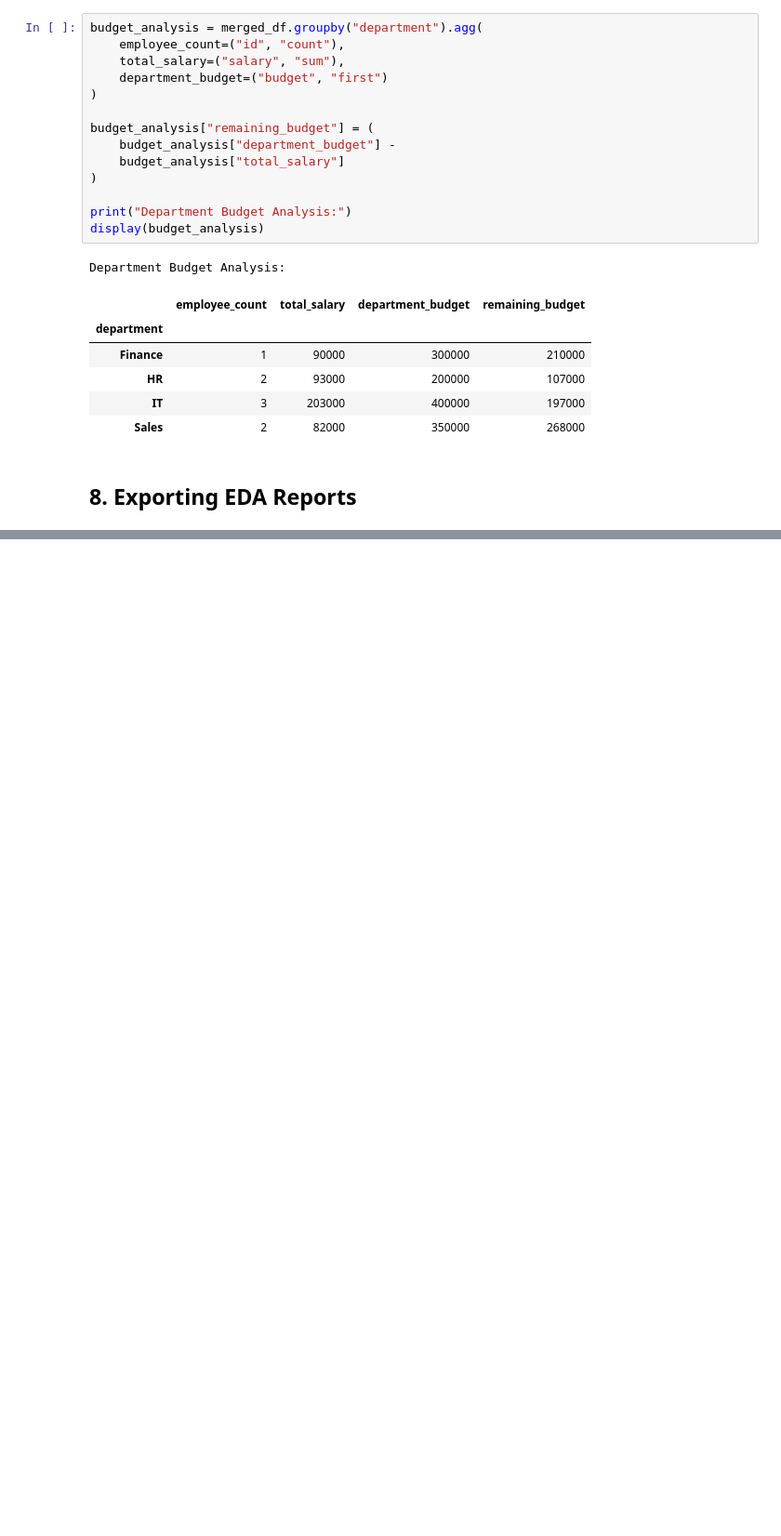
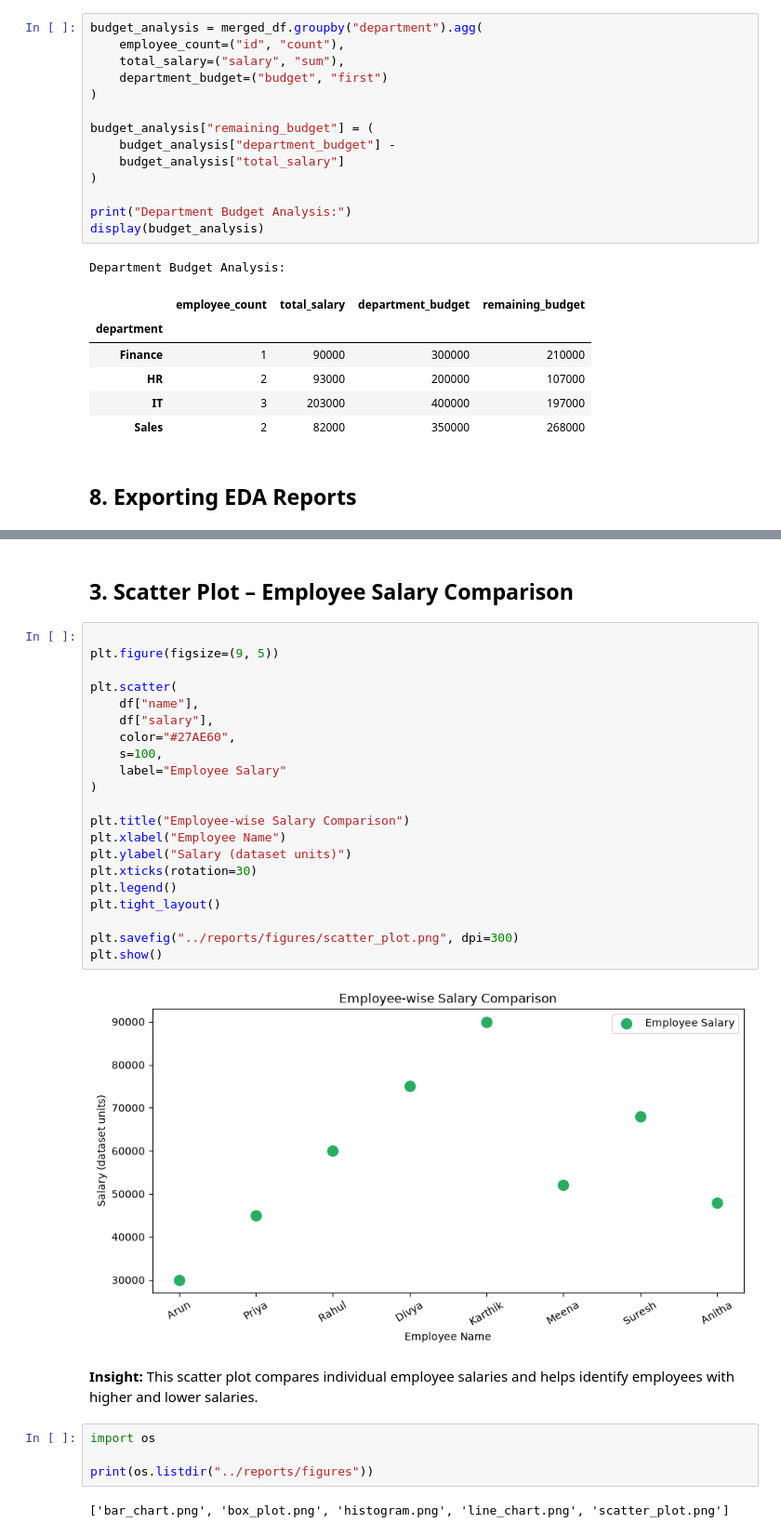
Before and after one commit to barathYoho/employee-data-analysis, a Jupyter notebook: notebooks/employee_analysis.ipynb, the cells around one changed output, grey strips where cells are left out. Shown at 93% size. Saved outputs shown, nothing was run; the diff lists cells and outputs as text; blank space fills up the shorter version.

```diff
--- a/notebooks/employee_analysis.ipynb
+++ b/notebooks/employee_analysis.ipynb
@@ -356,0 +473,33 @@ Department Budget Analysis:
+# %% [markdown]
+## 3. Scatter Plot – Employee Salary Comparison
+# %%
+
+plt.figure(figsize=(9, 5))
+
+plt.scatter(
+    df["name"],
+    df["salary"],
+    color="#27AE60",
+    s=100,
+    label="Employee Salary"
+)
+
+plt.title("Employee-wise Salary Comparison")
+plt.xlabel("Employee Name")
+plt.ylabel("Salary (dataset units)")
+plt.xticks(rotation=30)
+plt.legend()
+plt.tight_layout()
+
+plt.savefig("../reports/figures/scatter_plot.png", dpi=300)
+plt.show()
+# %% [output]
+[figure, added]
+# %% [markdown]
+**Insight:** This scatter plot compares individual employee salaries and helps identify employees with higher and lower salaries.
+# %%
+import os
+
+print(os.listdir("../reports/figures"))
+# %% [output]
+['bar_chart.png', 'box_plot.png', 'histogram.png', 'line_chart.png', 'scatter_plot.png']
```
Also changed, not shown: parts of 22 cells of this notebook, 5 other files.
